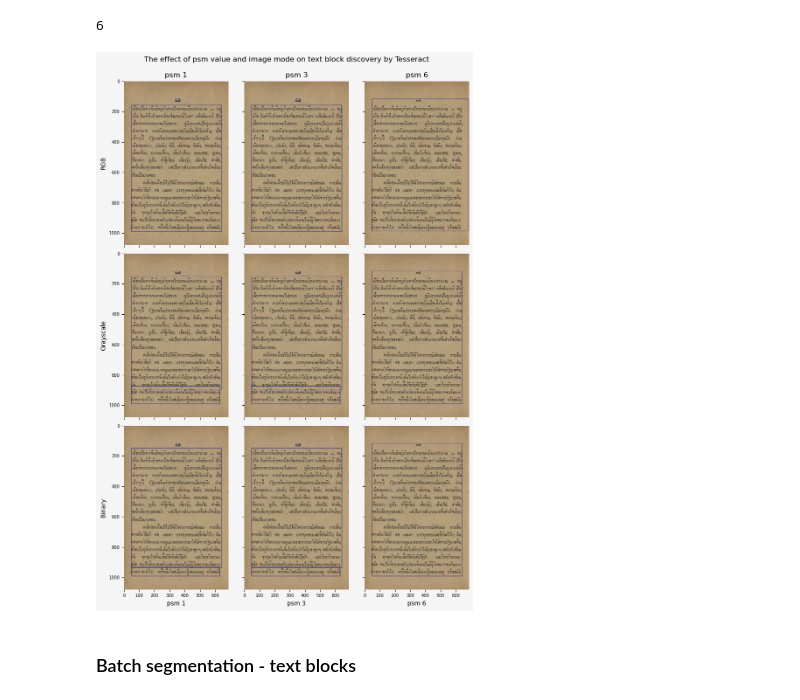
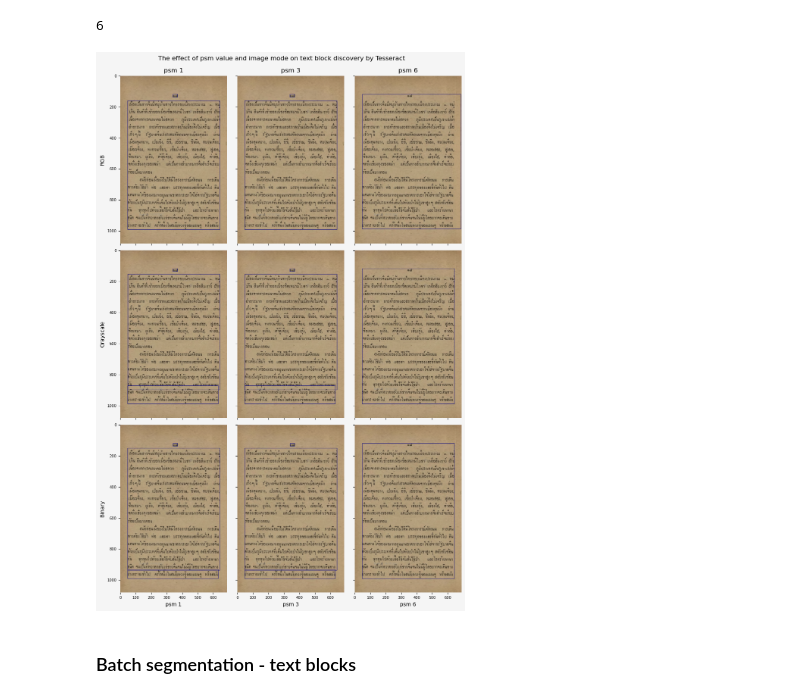
Before and after one commit to mislavskii/img2Text, a Jupyter notebook: sipSongPanNa/TextLines.ipynb, the cells around one changed output. Cells and saved outputs as stored; diff of their text form; code cells hidden in the pictures.

```diff
--- a/sipSongPanNa/TextLines.ipynb
+++ b/sipSongPanNa/TextLines.ipynb
@@ -204,9 +204,9 @@ pp.block_boxes['params']['psm']
 # %% [output]
 6
 # %%
-pp.show_block_variants()
+pp.show_block_variants(figsize=(10,15))
 # %% [output]
-[figure, old version]
+[figure, new version]
 # %% [markdown]
 ### Batch segmentation - text blocks
 # %% [markdown]
```
Also changed, not shown: parts of 1 cell of this notebook, 2 other files.
